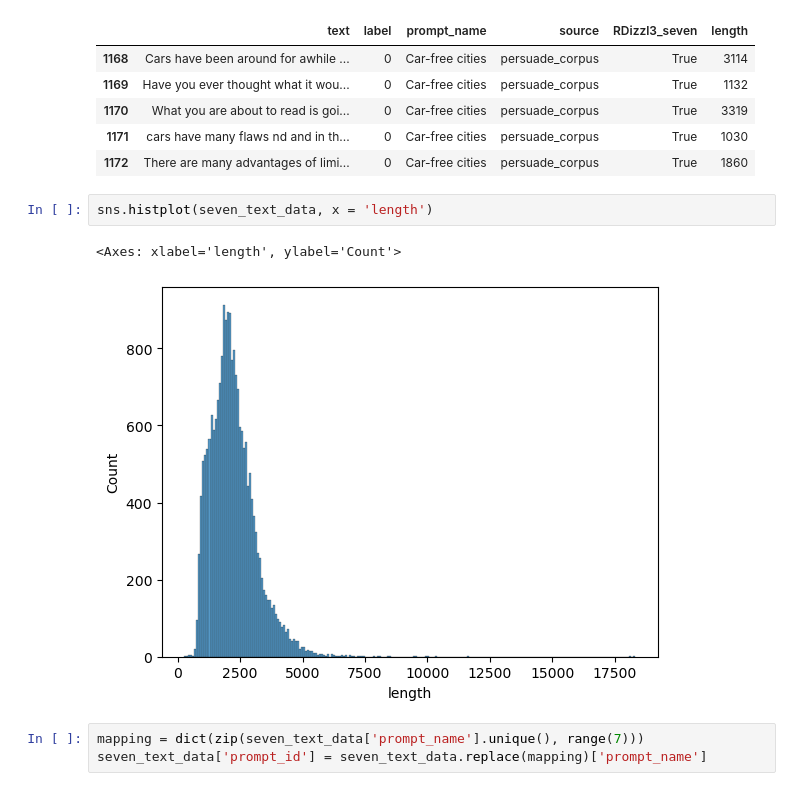
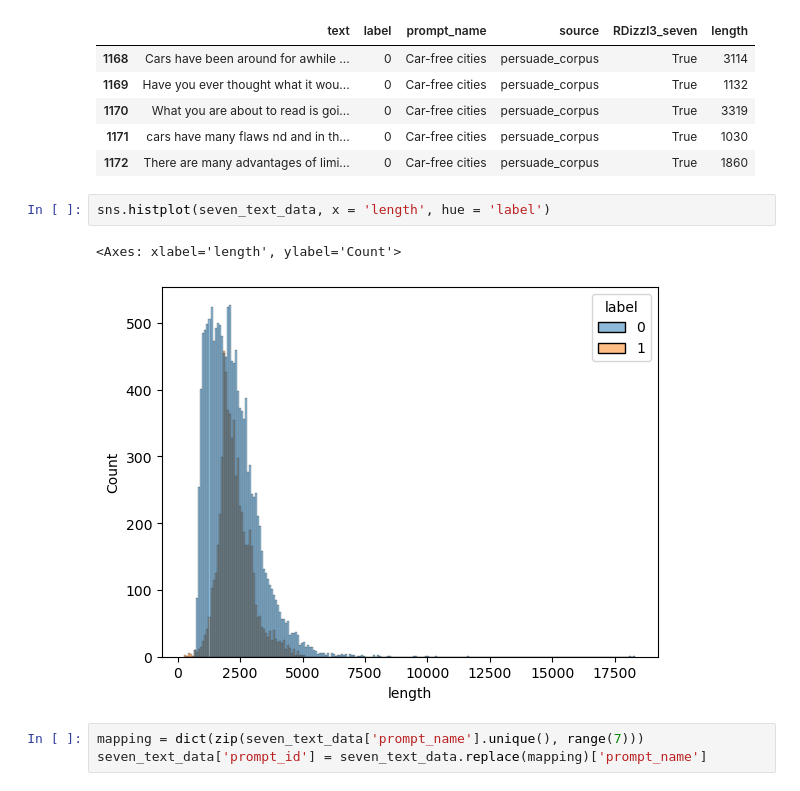
Before and after one commit to jeremy01911/advanced_machine_learning, a Jupyter notebook: exploration.ipynb, the cells around one changed output. Saved outputs shown, nothing was run; the diff lists cells and outputs as text.

```diff
--- a/exploration.ipynb
+++ b/exploration.ipynb
@@ -83,10 +94,10 @@ See the caveats in the documentation: https://pandas.pydata.org/pandas-docs/stab
 | 1171 | cars have many flaws nd and in th... | 0 | Car-free cities | persuade_corpus | True | 1030 |
 | 1172 | There are many advantages of limi... | 0 | Car-free cities | persuade_corpus | True | 1860 |
 # %%
-sns.histplot(seven_text_data, x = 'length')
+sns.histplot(seven_text_data, x = 'length', hue = 'label')
 # %% [output]
 <Axes: xlabel='length', ylabel='Count'>
-[figure, old version]
+[figure, new version]
 # %%
 mapping = dict(zip(seven_text_data['prompt_name'].unique(), range(7)))
 seven_text_data['prompt_id'] = seven_text_data.replace(mapping)['prompt_name']
```
Also changed, not shown: parts of 8 cells of this notebook.
